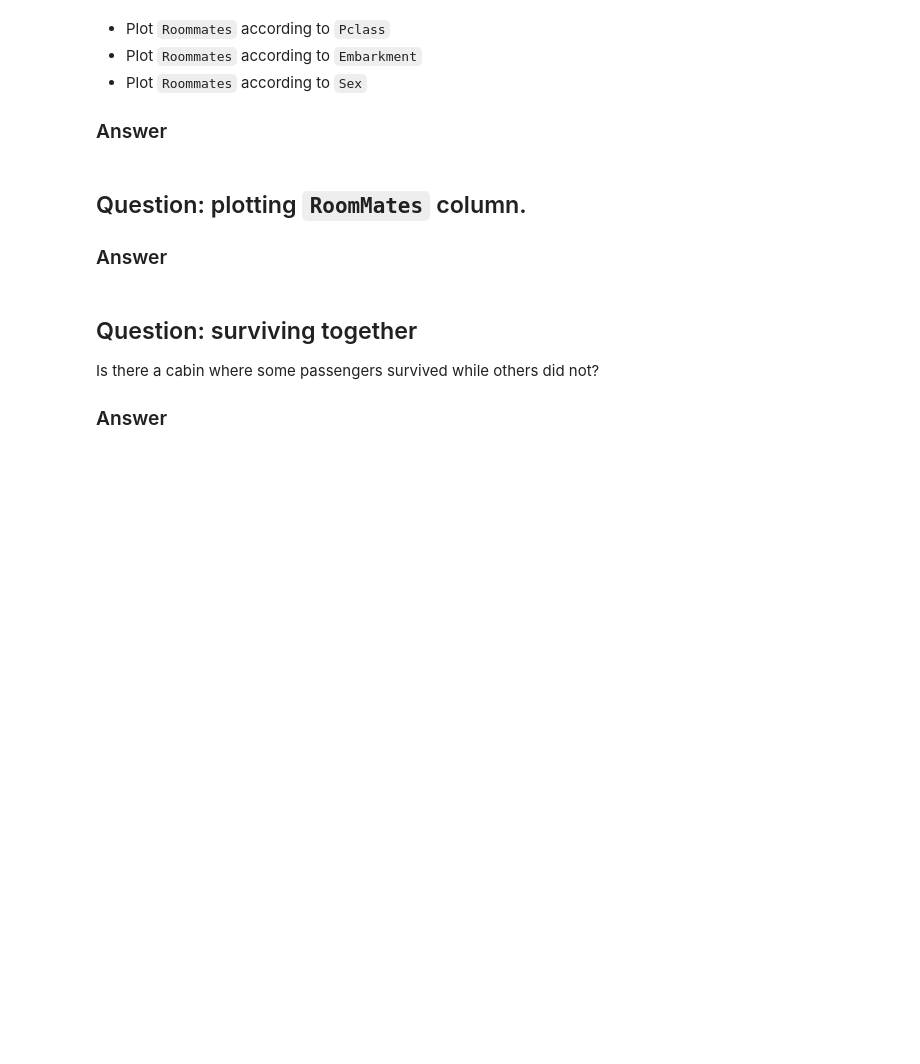
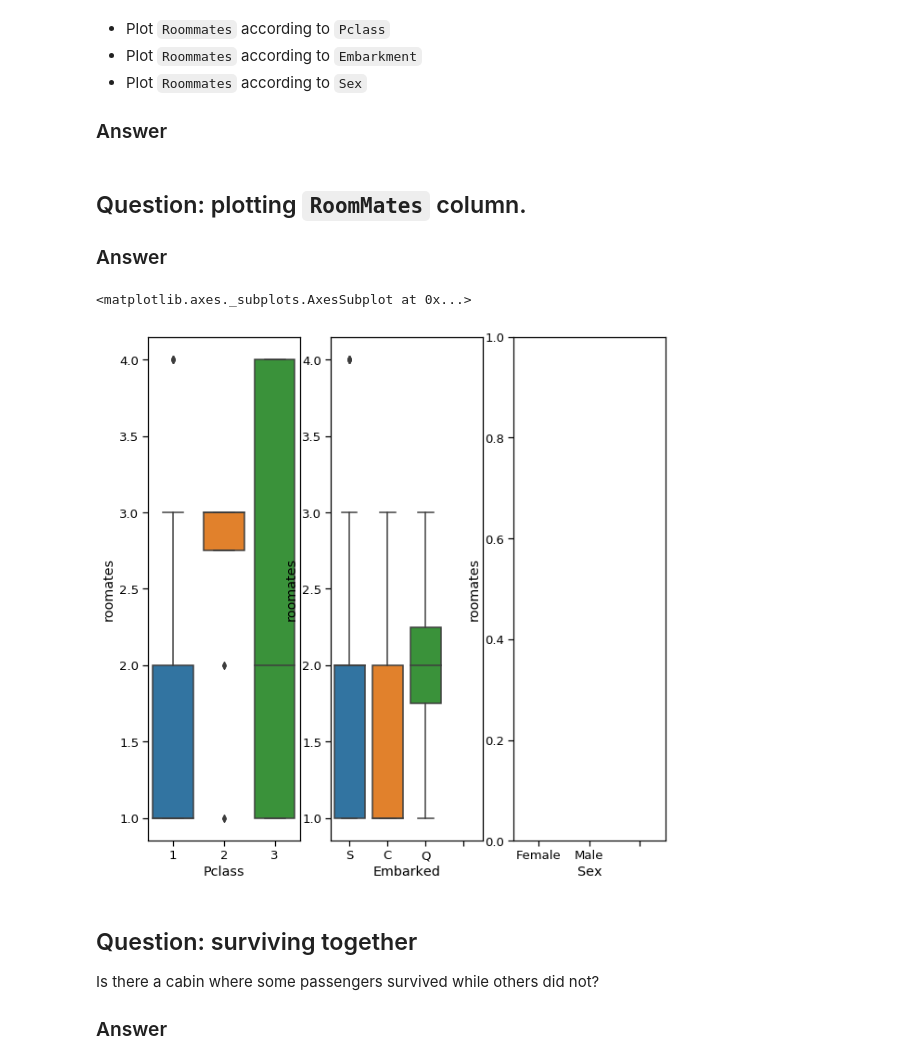
Before and after one commit to anis45/TechBigDataHomeWork, a Jupyter notebook: homework01.ipynb, the cells around one changed output. Saved outputs shown, nothing was run; the diff lists cells and outputs as text; code cells hidden in the pictures; blank space fills up the shorter version.

```diff
--- a/homework01.ipynb
+++ b/homework01.ipynb
@@ -515,6 +486,16 @@ where `Cabin` is available. This is the `df_cabin` dataframe below.
 - Plot `Roommates` according to `Sex`
 
 ### Answer
+# %%
+roomates=[]
+for row in df.itertuples():
+    if(row.Cabin == 'nan'):
+        roomates.append(None)
+    else:
+        roommates.append(len(df[df.Cabin==row.Cabin]))
+new=pd.DataFrame({'roomates':roommates})
+
+df=df.join(new)
 # %% [markdown]
 
 
@@ -522,6 +503,15 @@ where `Cabin` is available. This is the `df_cabin` dataframe below.
 
 
 ### Answer
+# %%
+fig, axes = plt.subplots(nrows=1, ncols=3, figsize=(10, 10))
+
+sns.boxplot(x='Pclass', y='roomates', data=df,ax=fig.axes[0])
+sns.boxplot(x='Embarked', y='roomates', data=df,ax=fig.axes[1])
+sns.boxplot(x='Sex', y='roomates', data=df,ax=fig.axes[2])
+# %% [output]
+<matplotlib.axes._subplots.AxesSubplot at 0x...>
+[figure, added]
 # %% [markdown]
 
 
```
Also changed, not shown: parts of 14 cells of this notebook.
